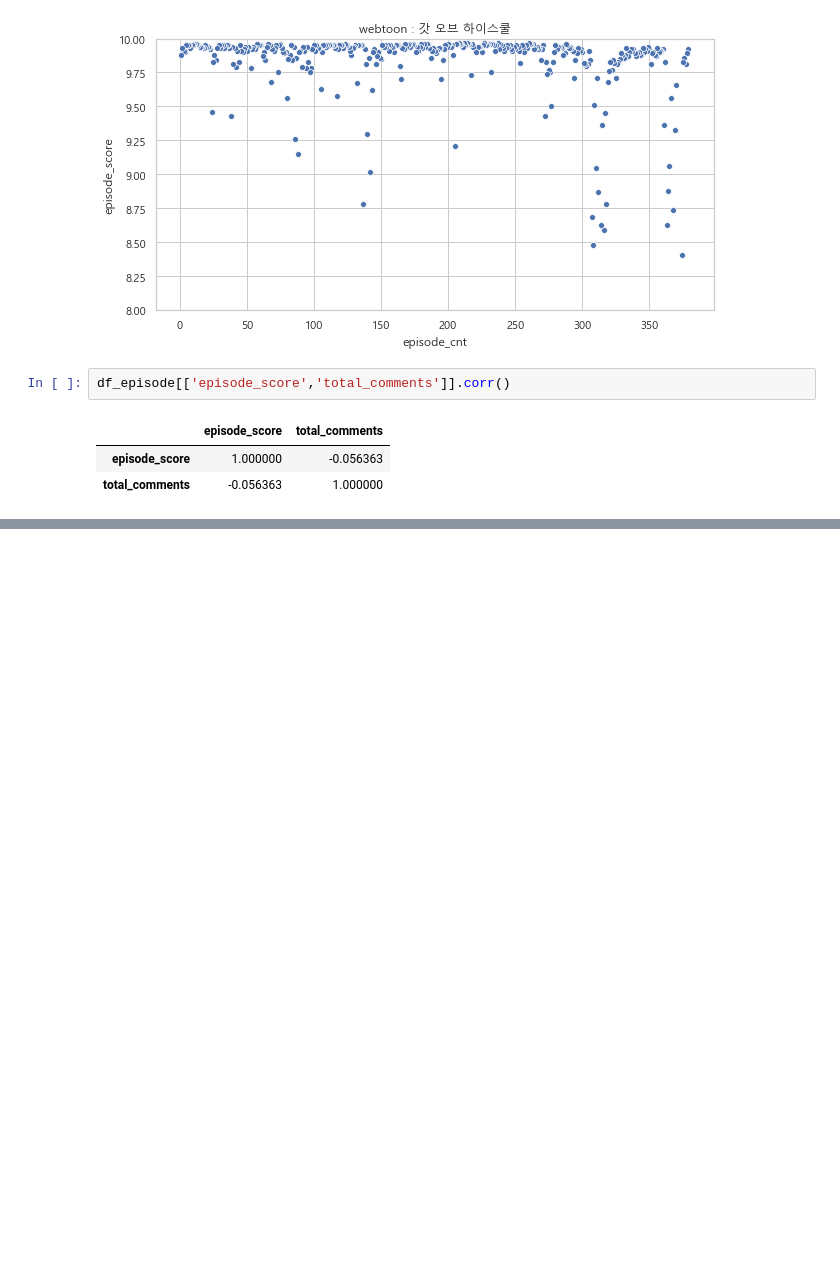
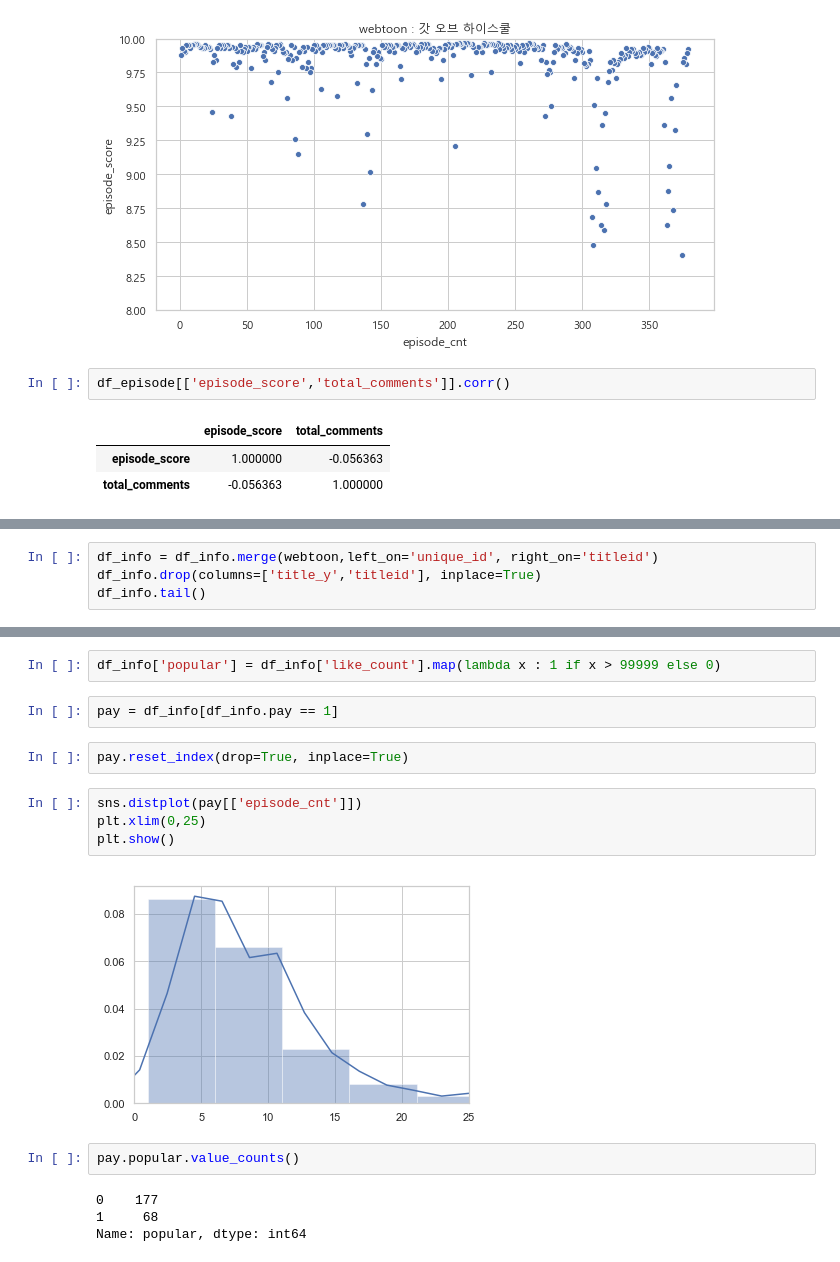
Before and after one commit to brightscannon/Webtoon_recommand_system, a Jupyter notebook: 1_Naver_EDA.ipynb, the cells around one changed output, grey strips where cells are left out. Cells and saved outputs as stored; diff of their text form; blank space fills up the shorter version.

```diff
--- a/1_Naver_EDA.ipynb
+++ b/1_Naver_EDA.ipynb
@@ -526,0 +540,4 @@ df_episode[['episode_score','total_comments']].corr()
+# %%
+df_info = df_info.merge(webtoon,left_on='unique_id', right_on='titleid')
+df_info.drop(columns=['title_y','titleid'], inplace=True)
+df_info.tail()
@@ -526,0 +552,18 @@ df_episode[['episode_score','total_comments']].corr()
+# %%
+df_info['popular'] = df_info['like_count'].map(lambda x : 1 if x > 99999 else 0)
+# %%
+pay = df_info[df_info.pay == 1]
+# %%
+pay.reset_index(drop=True, inplace=True)
+# %%
+sns.distplot(pay[['episode_cnt']])
+plt.xlim(0,25)
+plt.show()
+# %% [output]
+[figure, added]
+# %%
+pay.popular.value_counts()
+# %% [output]
+0    177
+1     68
+Name: popular, dtype: int64
```
Also changed, not shown: parts of 3 cells of this notebook.
